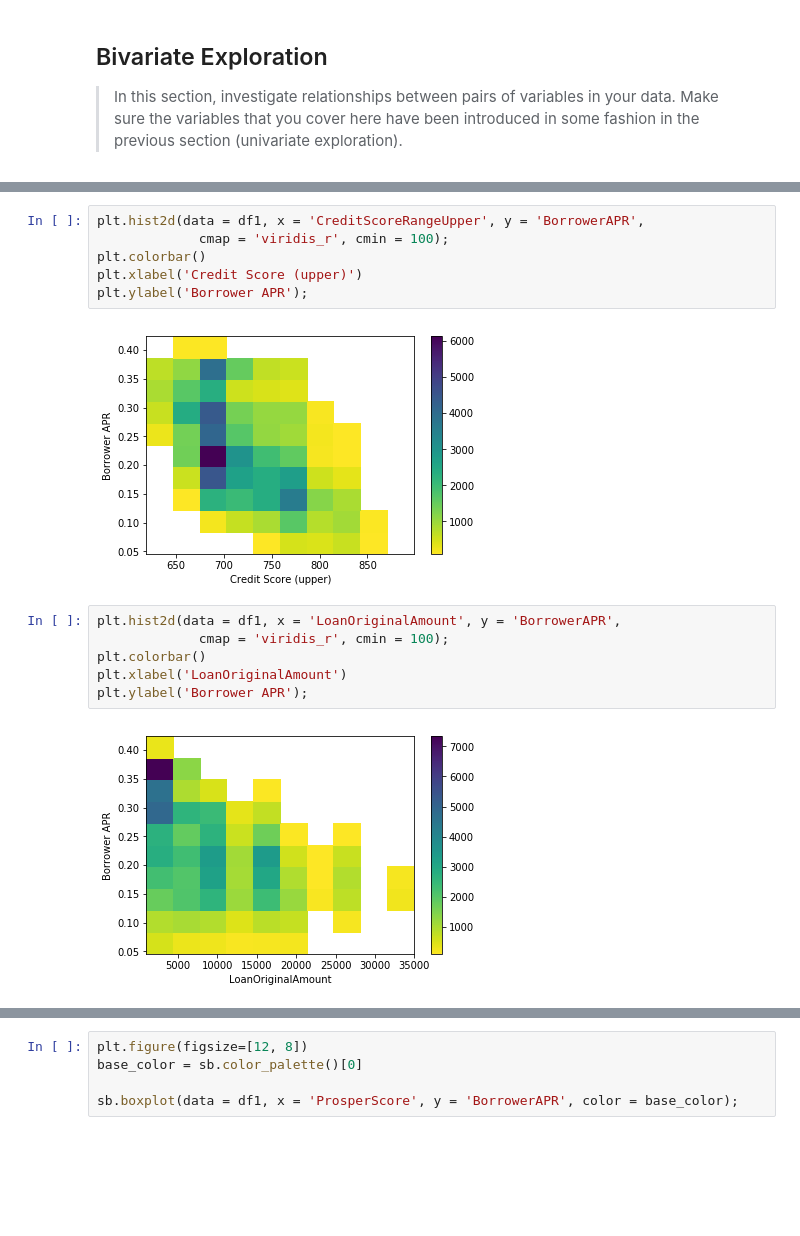
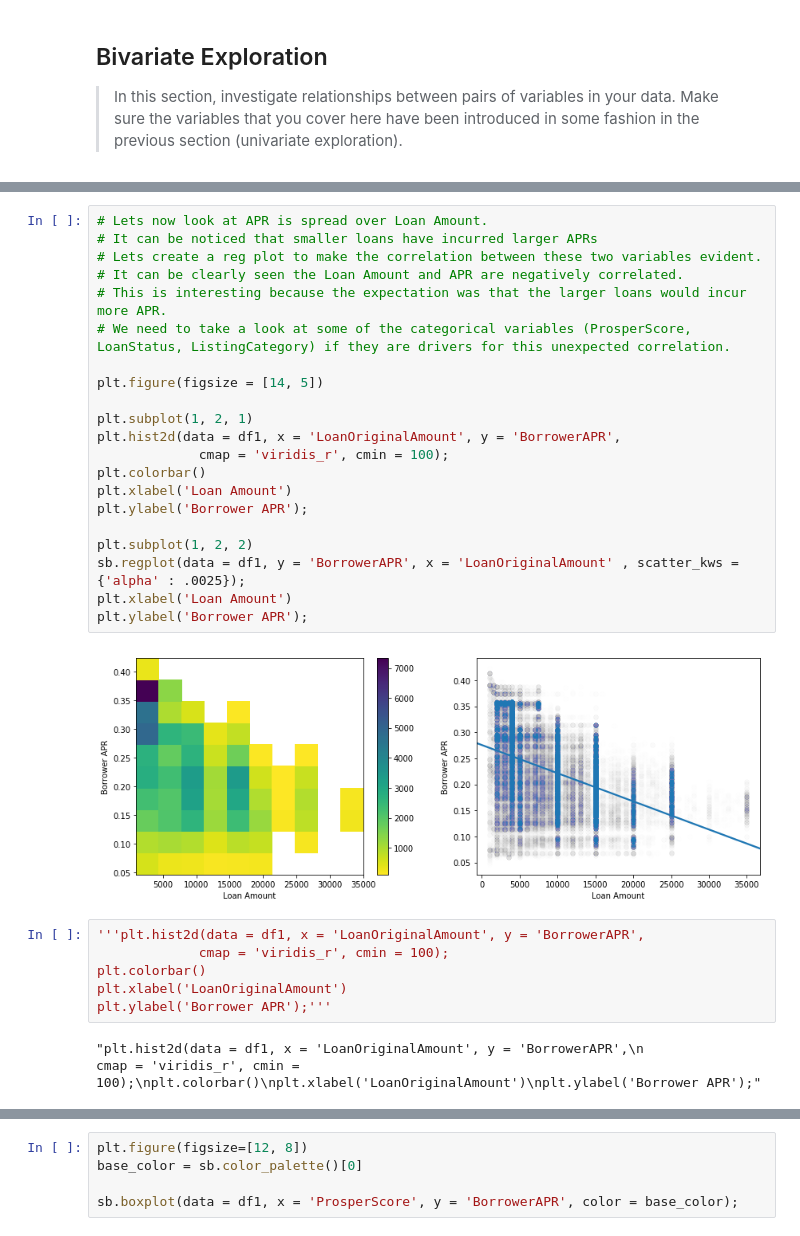
Before and after one commit to vijayelango/CommunicateDataFindings, a Jupyter notebook: exploration_template.ipynb, the cells around one changed output, grey strips where cells are left out. Saved outputs shown, nothing was run; the diff lists cells and outputs as text; blank space fills up the shorter version.

```diff
--- a/exploration_template.ipynb
+++ b/exploration_template.ipynb
@@ -536,16 +632,31 @@ g.map_offdiag(plt.scatter)
+# %%
+# Lets now look at APR is spread over Loan Amount.
+# It can be noticed that smaller loans have incurred larger APRs
+# Lets create a reg plot to make the correlation between these two variables evident.
+# It can be clearly seen the Loan Amount and APR are negatively correlated.
+# This is interesting because the expectation was that the larger loans would incur more APR.
+# We need to take a look at some of the categorical variables (ProsperScore, LoanStatus, ListingCategory) if they are drivers for this unexpected correlation.
+
+plt.figure(figsize = [14, 5])
+
+plt.subplot(1, 2, 1)
+plt.hist2d(data = df1, x = 'LoanOriginalAmount', y = 'BorrowerAPR',
+             cmap = 'viridis_r', cmin = 100);
+plt.colorbar()
+plt.xlabel('Loan Amount')
+plt.ylabel('Borrower APR');
+
+plt.subplot(1, 2, 2)
+sb.regplot(data = df1, y = 'BorrowerAPR', x = 'LoanOriginalAmount' , scatter_kws = {'alpha' : .0025});
+plt.xlabel('Loan Amount')
+plt.ylabel('Borrower APR');
+# %% [output]
+[figure, added]
 # %%
-plt.hist2d(data = df1, x = 'CreditScoreRangeUpper', y = 'BorrowerAPR',
+'''plt.hist2d(data = df1, x = 'LoanOriginalAmount', y = 'BorrowerAPR',
              cmap = 'viridis_r', cmin = 100);
 plt.colorbar()
-plt.xlabel('Credit Score (upper)')
-plt.ylabel('Borrower APR');
+plt.xlabel('LoanOriginalAmount')
+plt.ylabel('Borrower APR');'''
 # %% [output]
-[figure, removed]
+"plt.hist2d(data = df1, x = 'LoanOriginalAmount', y = 'BorrowerAPR',\n             cmap = 'viridis_r', cmin = 100);\nplt.colorbar()\nplt.xlabel('LoanOriginalAmount')\nplt.ylabel('Borrower APR');"
-# %%
-plt.hist2d(data = df1, x = 'LoanOriginalAmount', y = 'BorrowerAPR',
-             cmap = 'viridis_r', cmin = 100);
-plt.colorbar()
-plt.xlabel('LoanOriginalAmount')
-plt.ylabel('Borrower APR');
-# %% [output]
-[figure, removed]
```
Also changed, not shown: parts of 28 cells of this notebook.
